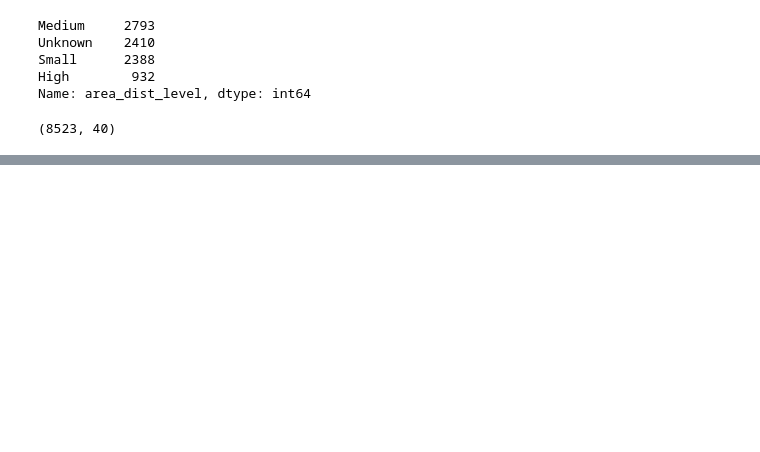
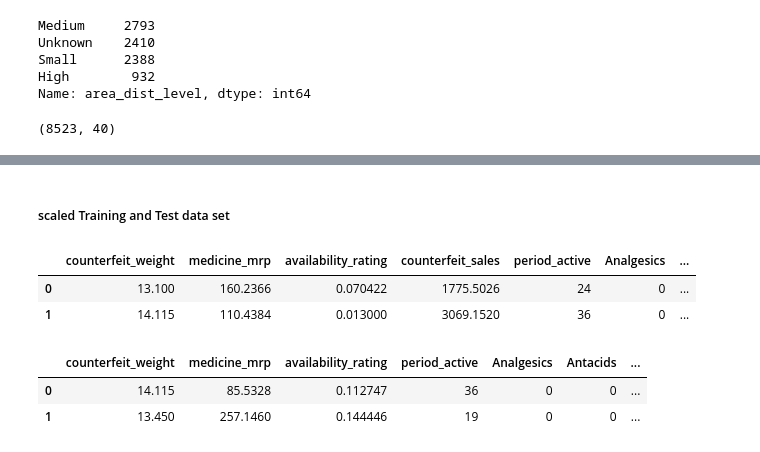
Before and after one commit to ajakaiye33/Data_Science_Proj, a Jupyter notebook: data_science_cap/project1_wip.ipynb, the cells around one changed output, grey strips where cells are left out. Saved outputs shown, nothing was run; the diff lists cells and outputs as text; code cells hidden in the pictures; blank space fills up the shorter version.

```diff
--- a/data_science_cap/project1_wip.ipynb
+++ b/data_science_cap/project1_wip.ipynb
@@ -374,0 +405,4 @@ all_data.shape
+# %%
+#separate train data set from data frame and delete useless columns
+counter_train = all_data[all_data['data'] == 'train']
+del counter_train['data']
@@ -374,0 +438,18 @@ all_data.shape
+# %% [markdown]
+##### scaled Training and Test data set
+# %%
+# before we proceed we would want to drop the medicine id from both data set as it does not have a predictive value
+train_counter_w_o_spca = counter_train.drop(['medicine_id'],axis =1)
+test_counter_w_o_spca = counter_test.drop(['medicine_id'],axis =1)
+# %%
+train_counter_w_o_spca.head(2)
+# %% [output]
+|  | counterfeit_weight | medicine_mrp | availability_rating | counterfeit_sales | period_active | Analgesics | ... |
+| 0 | 13.100 | 160.2366 | 0.070422 | 1775.5026 | 24 | 0 | ... |
+| 1 | 14.115 | 110.4384 | 0.013000 | 3069.1520 | 36 | 0 | ... |
+# %%
+test_counter_w_o_spca.head(2)
+# %% [output]
+|  | counterfeit_weight | medicine_mrp | availability_rating | period_active | Analgesics | Antacids | ... |
+| 0 | 14.115 | 85.5328 | 0.112747 | 36 | 0 | 0 | ... |
+| 1 | 13.450 | 257.1460 | 0.144446 | 19 | 0 | 0 | ... |
```
Also changed, not shown: parts of 15 cells of this notebook.
